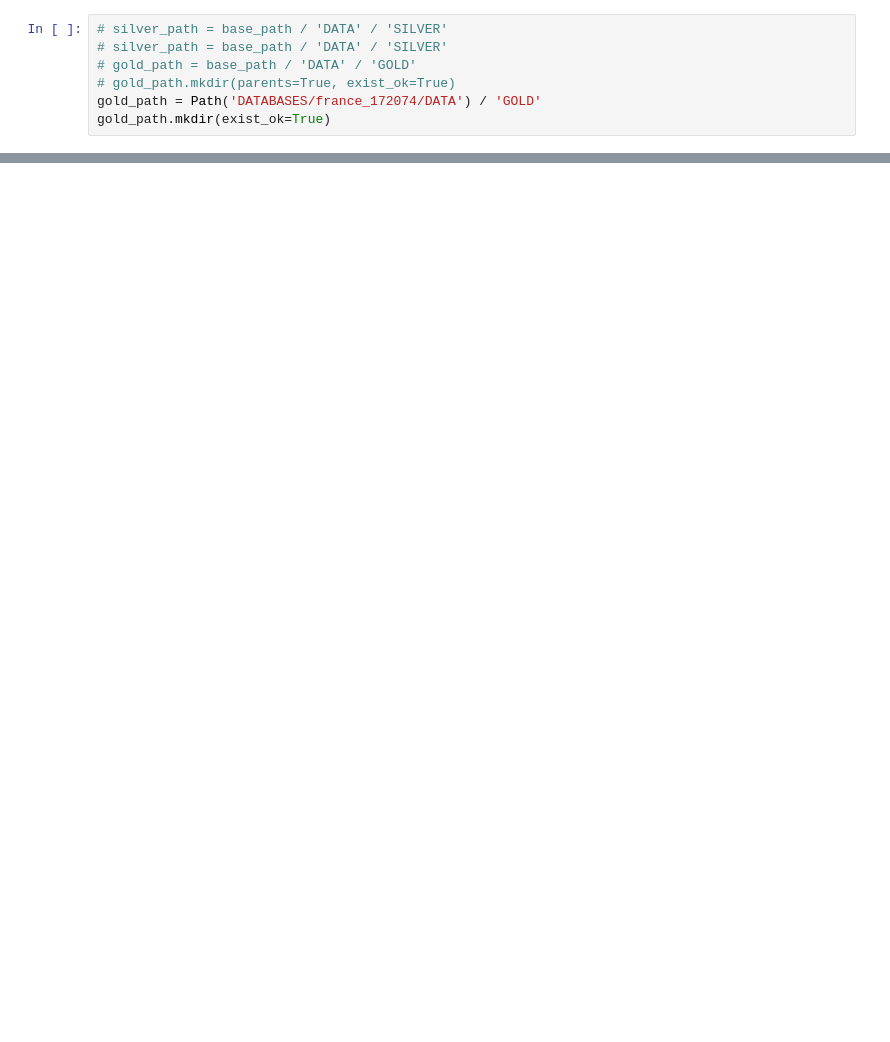
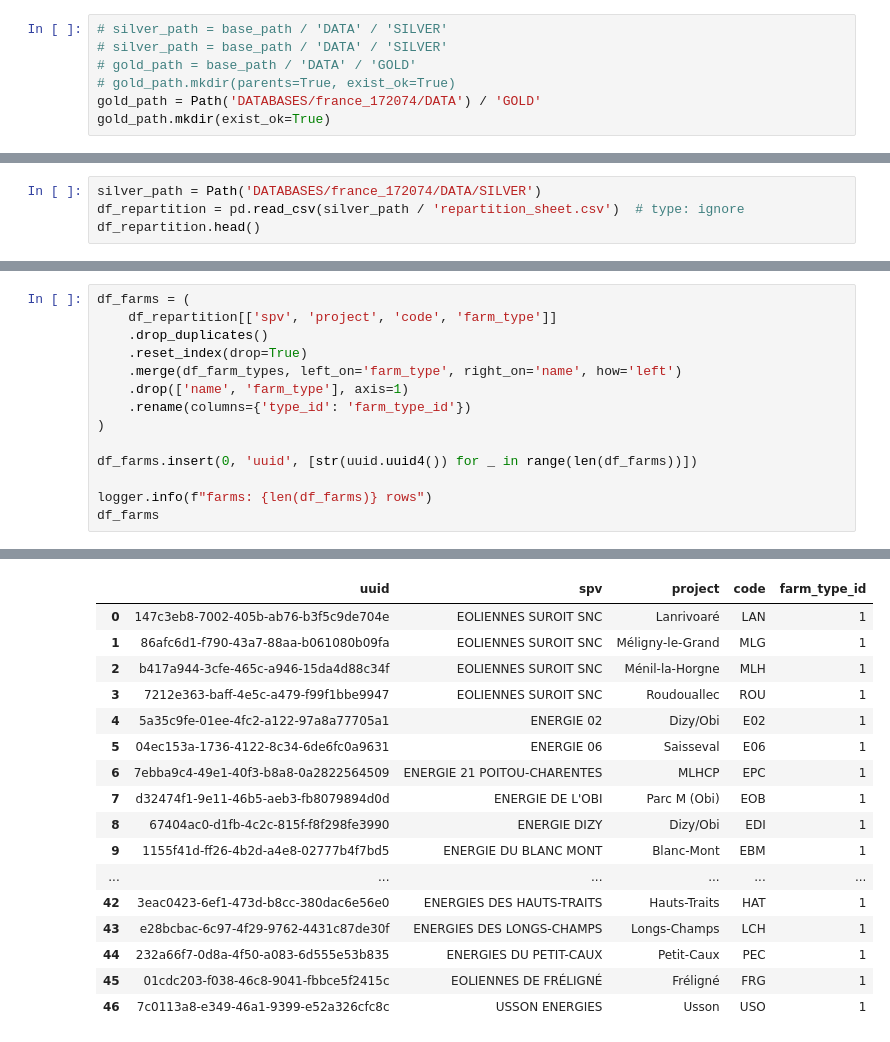
Before and after one commit to DVDJNBR/WNDMNGR.DB, a Jupyter notebook: test_connection.ipynb, the cells around one changed output, grey strips where cells are left out. Drawn from its saved outputs; the diff is of its cells as text; blank space fills up the shorter version.

```diff
--- a/test_connection.ipynb
+++ b/test_connection.ipynb
@@ -84,0 +69,4 @@ df_person_roles.to_csv(gold_path / 'person_roles.csv', index=False)
+# %%
+silver_path = Path('DATABASES/france_172074/DATA/SILVER')
+df_repartition = pd.read_csv(silver_path / 'repartition_sheet.csv')  # type: ignore
+df_repartition.head()
@@ -87,0 +143,15 @@ df_persons
+# %%
+df_farms = (
+    df_repartition[['spv', 'project', 'code', 'farm_type']]
+    .drop_duplicates()
+    .reset_index(drop=True)
+    .merge(df_farm_types, left_on='farm_type', right_on='name', how='left')
+    .drop(['name', 'farm_type'], axis=1)
+    .rename(columns={'type_id': 'farm_type_id'})
+)
+
+df_farms.insert(0, 'uuid', [str(uuid.uuid4()) for _ in range(len(df_farms))])
+
+logger.info(f"farms: {len(df_farms)} rows")
+df_farms
+# %% [output]
@@ -87,0 +159,17 @@ df_persons
+|  | uuid | spv | project | code | farm_type_id |
+| 0 | 147c3eb8-7002-405b-ab76-b3f5c9de704e | EOLIENNES SUROIT SNC | Lanrivoaré | LAN | 1 |
+| 1 | 86afc6d1-f790-43a7-88aa-b061080b09fa | EOLIENNES SUROIT SNC | Méligny-le-Grand | MLG | 1 |
+| 2 | b417a944-3cfe-465c-a946-15da4d88c34f | EOLIENNES SUROIT SNC | Ménil-la-Horgne | MLH | 1 |
+| 3 | 7212e363-baff-4e5c-a479-f99f1bbe9947 | EOLIENNES SUROIT SNC | Roudouallec | ROU | 1 |
+| 4 | 5a35c9fe-01ee-4fc2-a122-97a8a77705a1 | ENERGIE 02 | Dizy/Obi | E02 | 1 |
+| 5 | 04ec153a-1736-4122-8c34-6de6fc0a9631 | ENERGIE 06 | Saisseval | E06 | 1 |
+| 6 | 7ebba9c4-49e1-40f3-b8a8-0a2822564509 | ENERGIE 21 POITOU-CHARENTES | MLHCP | EPC | 1 |
+| 7 | d32474f1-9e11-46b5-aeb3-fb8079894d0d | ENERGIE DE L'OBI | Parc M (Obi) | EOB | 1 |
+| 8 | 67404ac0-d1fb-4c2c-815f-f8f298fe3990 | ENERGIE DIZY | Dizy/Obi | EDI | 1 |
+| 9 | 1155f41d-ff26-4b2d-a4e8-02777b4f7bd5 | ENERGIE DU BLANC MONT | Blanc-Mont | EBM | 1 |
+| ... | ... | ... | ... | ... | ... |
+| 42 | 3eac0423-6ef1-473d-b8cc-380dac6e56e0 | ENERGIES DES HAUTS-TRAITS | Hauts-Traits | HAT | 1 |
+| 43 | e28bcbac-6c97-4f29-9762-4431c87de30f | ENERGIES DES LONGS-CHAMPS | Longs-Champs | LCH | 1 |
+| 44 | 232a66f7-0d8a-4f50-a083-6d555e53b835 | ENERGIES DU PETIT-CAUX | Petit-Caux | PEC | 1 |
+| 45 | 01cdc203-f038-46c8-9041-fbbce5f2415c | EOLIENNES DE FRÉLIGNÉ | Fréligné | FRG | 1 |
+| 46 | 7c0113a8-e349-46a1-9399-e52a326cfc8c | USSON ENERGIES | Usson | USO | 1 |
```
Also changed, not shown: parts of 7 cells of this notebook, 8 other files.
